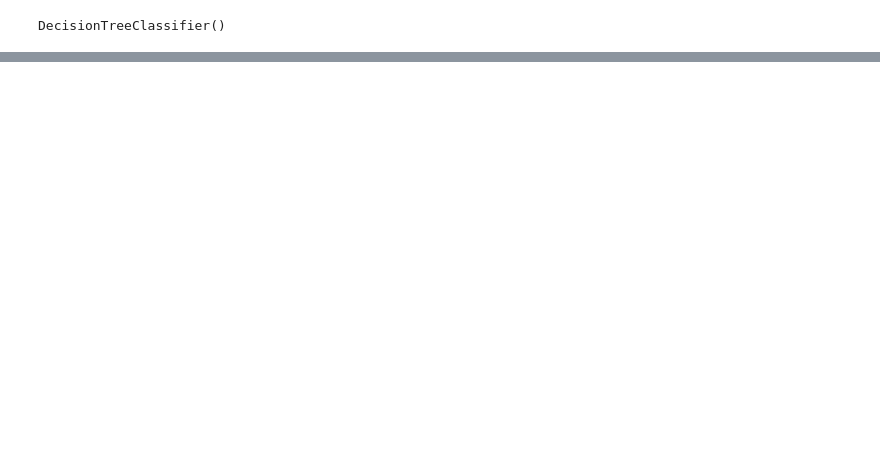
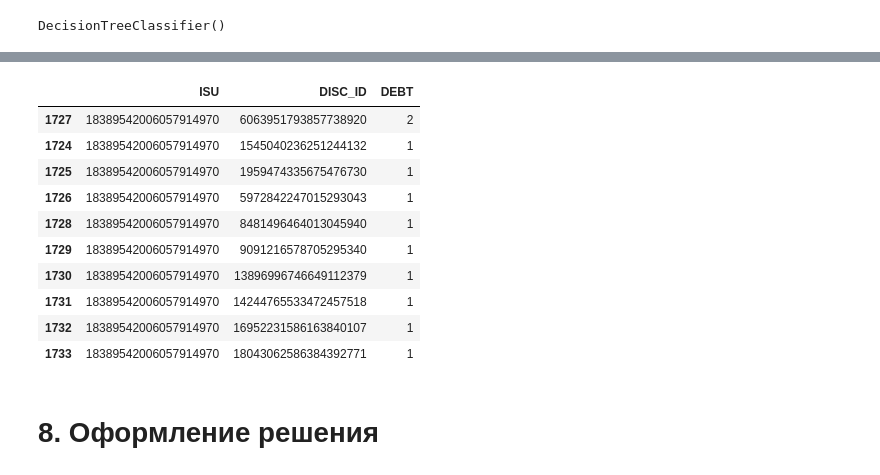
Before and after one commit to LuridBolete/2022.07-Learning-Analytics-Competition, a Jupyter notebook: Learning Analytics Competition.ipynb, the cells around one changed output, grey strips where cells are left out. Drawn from its saved outputs; the diff is of its cells as text; code cells hidden in the pictures; blank space fills up the shorter version.

```diff
--- a/Learning Analytics Competition.ipynb
+++ b/Learning Analytics Competition.ipynb
@@ -432,3 +450,19 @@ dt_clf_pred_fin = dt_clf.predict(X_test) #предсказание резуль
+# %%
+submission_debt.loc[submission_debt.ISU == 18389542006057914970]
+# %% [output]
+|  | ISU | DISC_ID | DEBT |
+| 1727 | 18389542006057914970 | 6063951793857738920 | 2 |
+| 1724 | 18389542006057914970 | 1545040236251244132 | 1 |
+| 1725 | 18389542006057914970 | 1959474335675476730 | 1 |
+| 1726 | 18389542006057914970 | 5972842247015293043 | 1 |
+| 1728 | 18389542006057914970 | 8481496464013045940 | 1 |
+| 1729 | 18389542006057914970 | 9091216578705295340 | 1 |
+| 1730 | 18389542006057914970 | 13896996746649112379 | 1 |
+| 1731 | 18389542006057914970 | 14244765533472457518 | 1 |
+| 1732 | 18389542006057914970 | 16952231586163840107 | 1 |
+| 1733 | 18389542006057914970 | 18043062586384392771 | 1 |
+# %% [markdown]
+# 8. Оформление решения
 # %%
 sample_submission = test
 # %%
```
Also changed, not shown: parts of 61 cells of this notebook.
